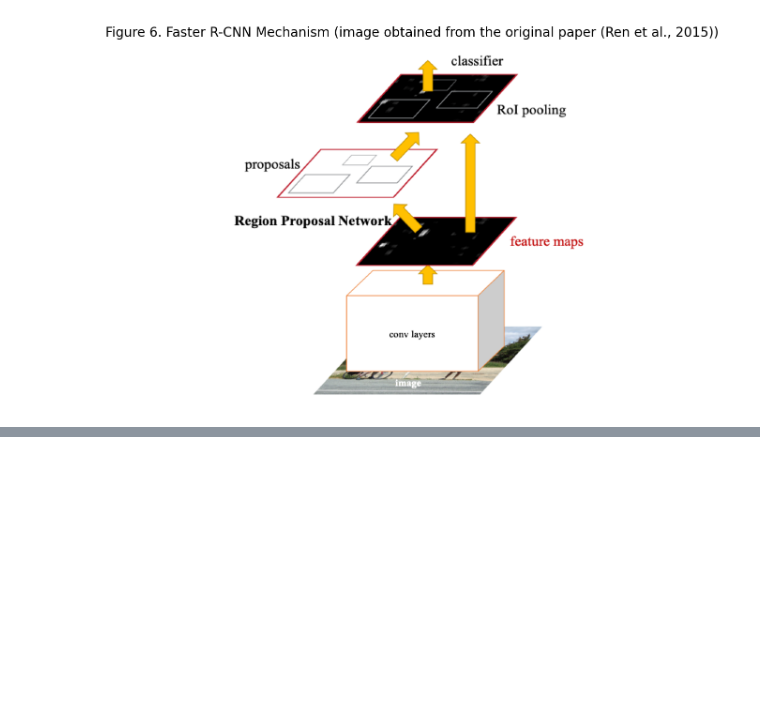
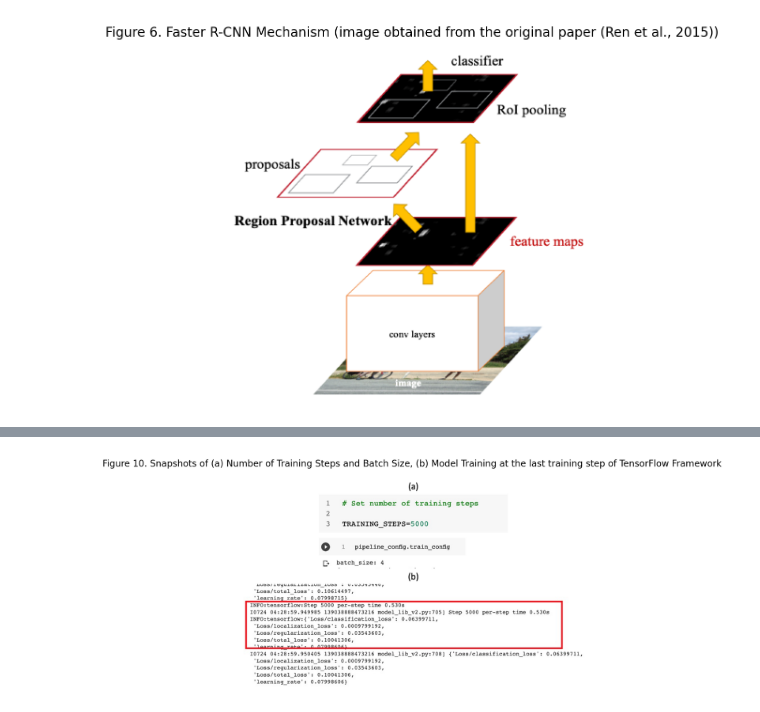
Before and after one commit to Romanvia93/traffic_sign_detection, a Jupyter notebook: report/traffic_sign_detection_report.ipynb, the cells around one changed output, grey strips where cells are left out. Drawn from its saved outputs; the diff is of its cells as text; code cells hidden in the pictures; blank space fills up the shorter version.

```diff
--- a/report/traffic_sign_detection_report.ipynb
+++ b/report/traffic_sign_detection_report.ipynb
@@ -123,0 +174,10 @@ fig.axes.get_yaxis().set_visible(False)
+# %%
+img = Image.open("../report/report_images/tf_training.png")
+plt.figure(figsize=(7, 7))
+fig = plt.imshow(img)
+plt.axis('off')
+plt.title("Figure 10. Snapshots of (a) Number of Training Steps and Batch Size, (b) Model Training at the last training step of TensorFlow Framework", size=10)
+fig.axes.get_xaxis().set_visible(False)
+fig.axes.get_yaxis().set_visible(False)
+# %% [output]
+[figure, added]
```
Also changed, not shown: parts of 36 cells of this notebook.
